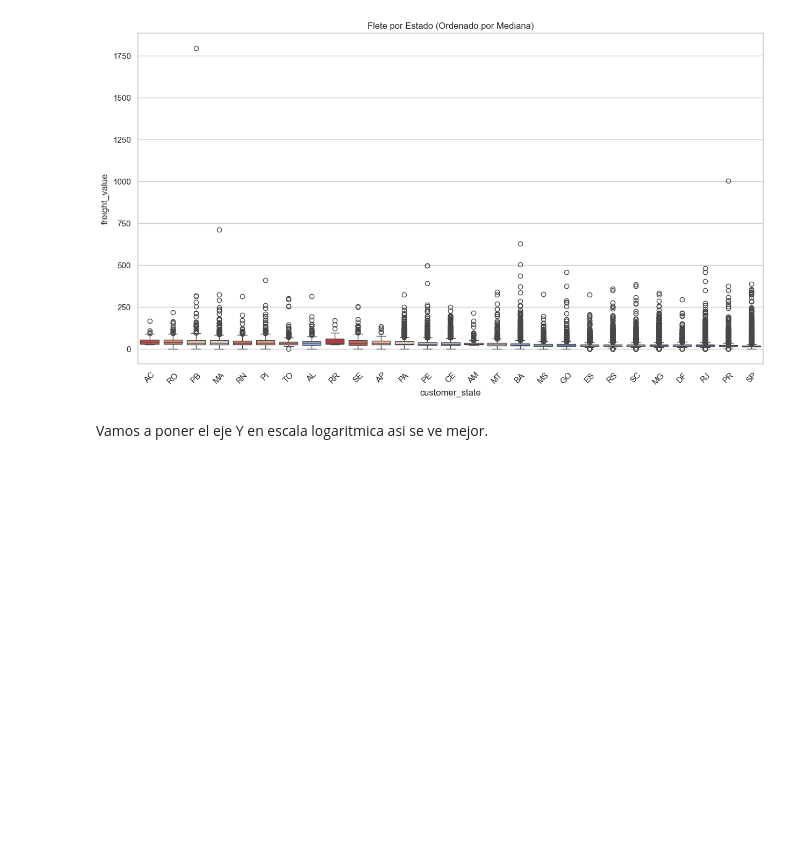
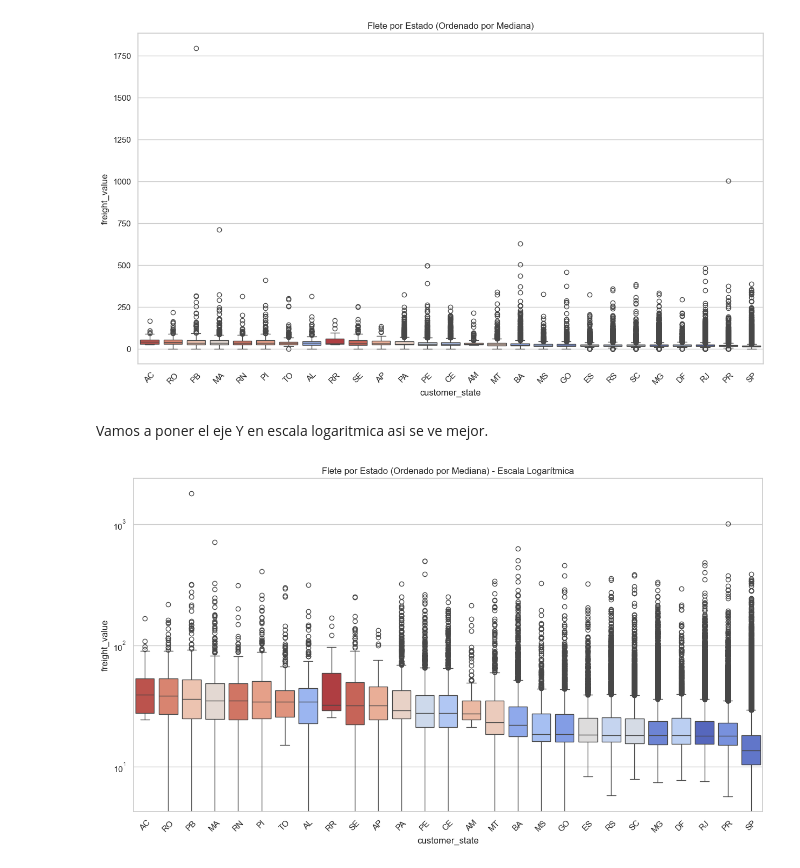
Before and after one commit to LeandroLocurcio/analisis-olist, a Jupyter notebook: EDA_1.ipynb, the cells around one changed output. Saved outputs shown, nothing was run; the diff lists cells and outputs as text; code cells hidden in the pictures; blank space fills up the shorter version.

```diff
--- a/EDA_1.ipynb
+++ b/EDA_1.ipynb
@@ -314,3 +368,12 @@ plt.show()
 [figure]
 # %% [markdown]
 Vamos a poner el eje Y en escala logaritmica asi se ve mejor.
+# %%
+plt.figure(figsize=(15, 8))
+sns.boxplot(data=df_freight, x='customer_state', y='freight_value', order=order_states, hue='customer_state', palette='coolwarm', legend=False)
+plt.yscale('log')
+plt.title('Flete por Estado (Ordenado por Mediana) - Escala Logarítmica')
+plt.xticks(rotation=45)
+plt.show()
+# %% [output]
+[figure, added]
```
Also changed, not shown: parts of 15 cells of this notebook.
